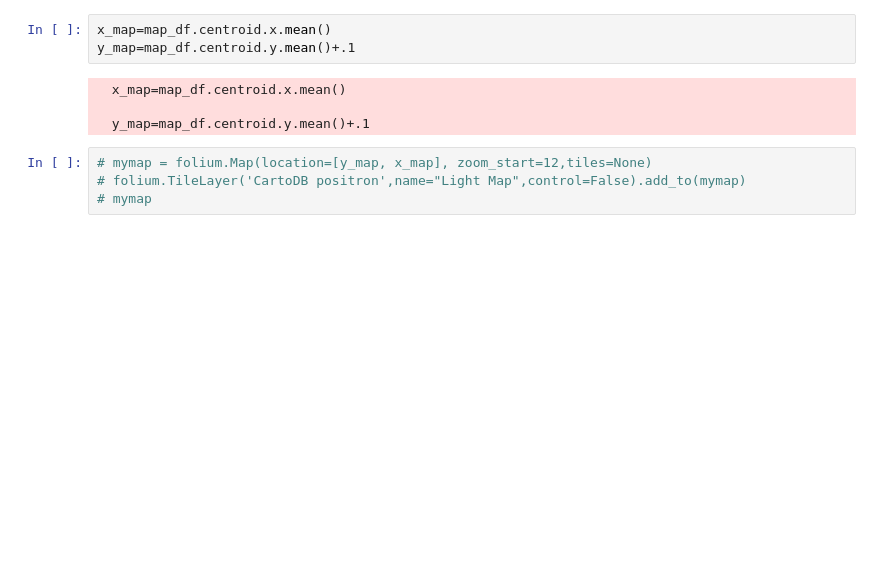
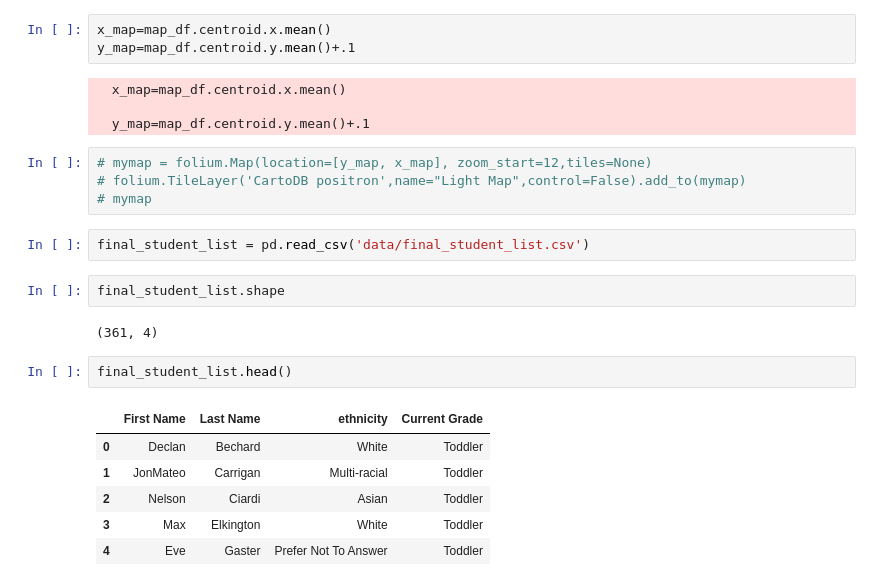
Before and after one commit to ygonzalez/streamlit-rpms, a Jupyter notebook: clean_data.ipynb, the cells around one changed output. Saved outputs shown, nothing was run; the diff lists cells and outputs as text; blank space fills up the shorter version.

```diff
--- a/clean_data.ipynb
+++ b/clean_data.ipynb
@@ -260,5 +260,18 @@ y_map=map_df.centroid.y.mean()+.1
 # mymap = folium.Map(location=[y_map, x_map], zoom_start=12,tiles=None)
 # folium.TileLayer('CartoDB positron',name="Light Map",control=False).add_to(mymap)
 # mymap
-# %% [markdown]
-##
+# %%
+final_student_list = pd.read_csv('data/final_student_list.csv')
+# %%
+final_student_list.shape
+# %% [output]
+(361, 4)
+# %%
+final_student_list.head()
+# %% [output]
+|  | First Name | Last Name | ethnicity | Current Grade |
+| 0 | Declan | Bechard | White | Toddler |
+| 1 | JonMateo | Carrigan | Multi-racial | Toddler |
+| 2 | Nelson | Ciardi | Asian | Toddler |
+| 3 | Max | Elkington | White | Toddler |
+| 4 | Eve | Gaster | Prefer Not To Answer | Toddler |
```
Also changed, not shown: parts of 2 cells of this notebook, 6 other files.
